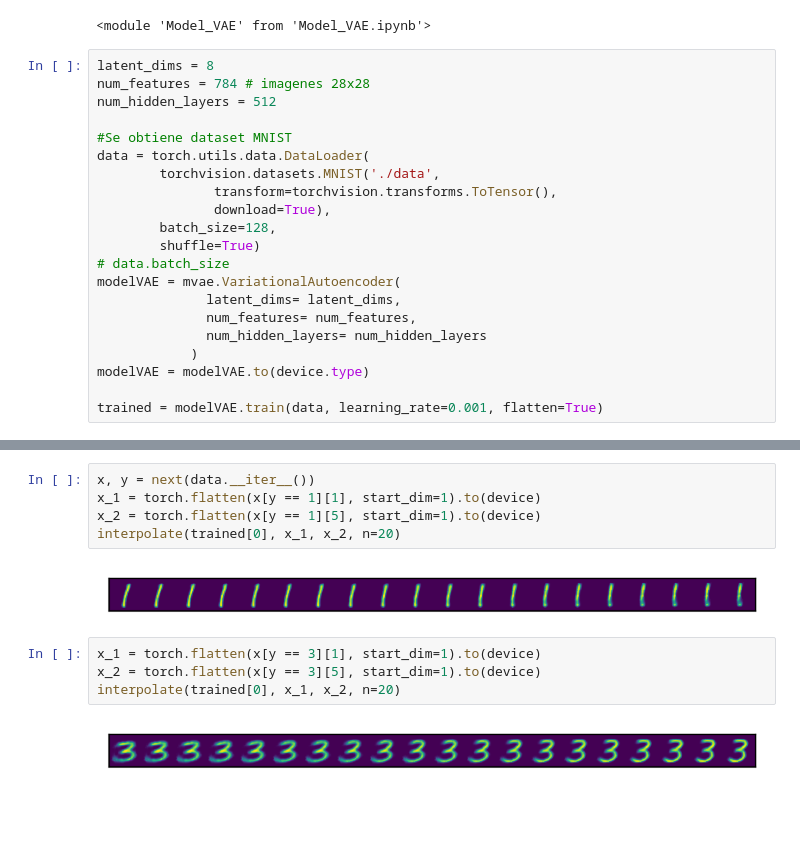
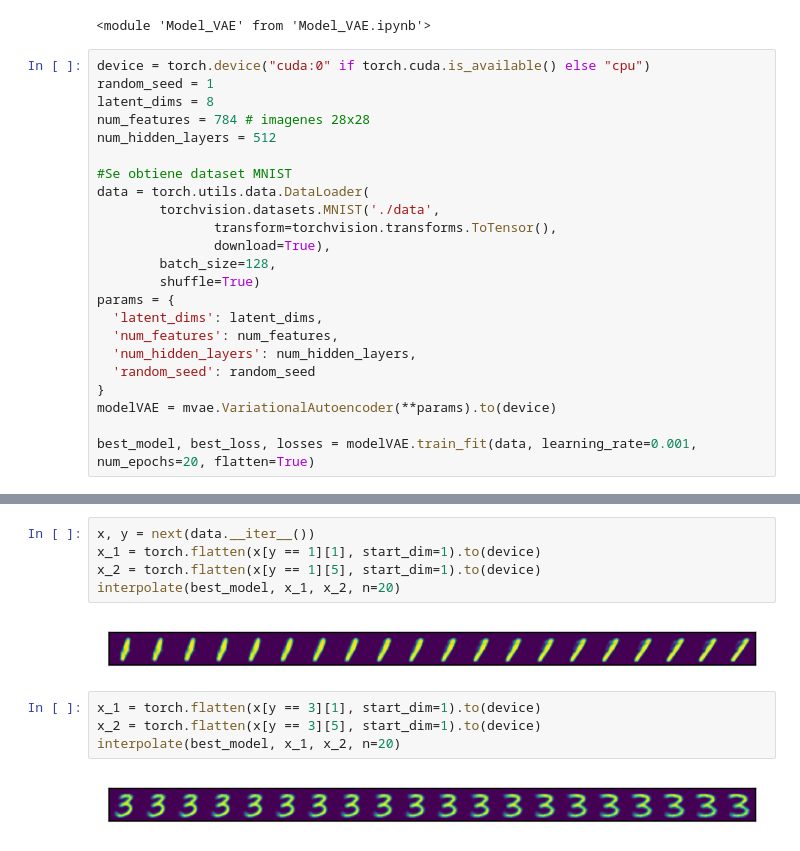
Before and after one commit to sebascarag/AI-SyntheticSound, a Jupyter notebook: Practice VAE.ipynb, the cells around one changed output, grey strips where cells are left out. Saved outputs shown, nothing was run; the diff lists cells and outputs as text; blank space fills up the shorter version.

```diff
--- a/Practice VAE.ipynb
+++ b/Practice VAE.ipynb
@@ -723,6 +722,8 @@ reload(mvae)
 importing Jupyter notebook from Model_VAE.ipynb
 <module 'Model_VAE' from 'Model_VAE.ipynb'>
 # %%
+device = torch.device("cuda:0" if torch.cuda.is_available() else "cpu")
+random_seed = 1
 latent_dims = 8
 num_features = 784 # imagenes 28x28
 num_hidden_layers = 512
@@ -734,14 +735,14 @@ data = torch.utils.data.DataLoader(
                download=True),
         batch_size=128,
         shuffle=True)
-# data.batch_size
-modelVAE = mvae.VariationalAutoencoder(
-              latent_dims= latent_dims,
-              num_features= num_features,
-              num_hidden_layers= num_hidden_layers
-            )
-modelVAE = modelVAE.to(device.type)
+params = {
+  'latent_dims': latent_dims,
+  'num_features': num_features,
+  'num_hidden_layers': num_hidden_layers,
+  'random_seed': random_seed
+}
+modelVAE = mvae.VariationalAutoencoder(**params).to(device)
 
-trained = modelVAE.train(data, learning_rate=0.001, flatten=True)
+best_model, best_loss, losses = modelVAE.train_fit(data, learning_rate=0.001, num_epochs=20, flatten=True)
 # %% [output]
 Device: cuda:0
@@ -764,13 +803,13 @@ Total Training Time: 2.98 min
 # %%
 x, y = next(data.__iter__())
 x_1 = torch.flatten(x[y == 1][1], start_dim=1).to(device)
 x_2 = torch.flatten(x[y == 1][5], start_dim=1).to(device)
-interpolate(trained[0], x_1, x_2, n=20)
+interpolate(best_model, x_1, x_2, n=20)
 # %% [output]
-[figure, old version]
+[figure, new version]
 # %%
 x_1 = torch.flatten(x[y == 3][1], start_dim=1).to(device)
 x_2 = torch.flatten(x[y == 3][5], start_dim=1).to(device)
-interpolate(trained[0], x_1, x_2, n=20)
+interpolate(best_model, x_1, x_2, n=20)
 # %% [output]
-[figure, old version]
+[figure, new version]
```
Also changed, not shown: parts of 9 cells of this notebook, 8 other files.
